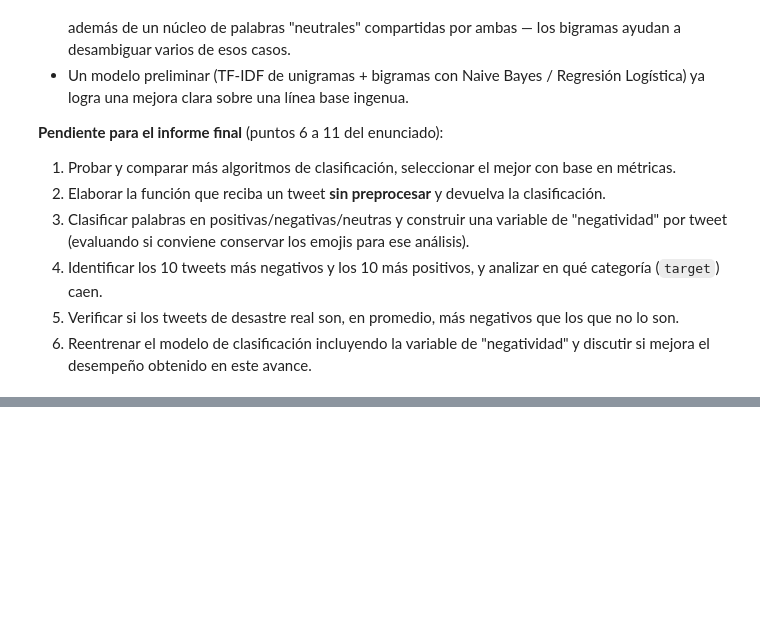
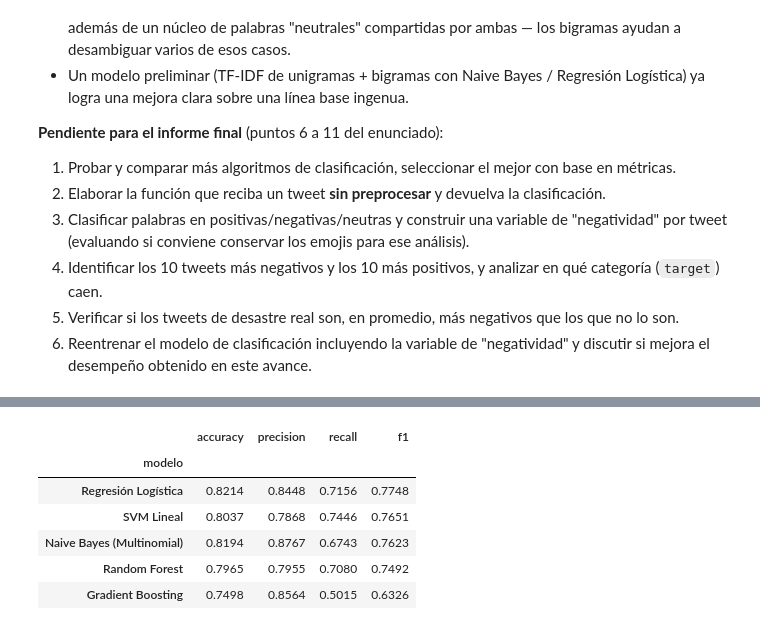
Before and after one commit to rocha30/mineria_txt_anlss_sntmnts, a Jupyter notebook: EDA.ipynb, the cells around one changed output, grey strips where cells are left out. Drawn from its saved outputs; the diff is of its cells as text; code cells hidden in the pictures; blank space fills up the shorter version.

```diff
--- a/EDA.ipynb
+++ b/EDA.ipynb
@@ -965,0 +980,41 @@ N-gramas que más empujan la predicción hacia 'NO DESASTRE':
+# %%
+from sklearn.svm import LinearSVC
+from sklearn.ensemble import RandomForestClassifier, GradientBoostingClassifier
+from sklearn.model_selection import cross_val_score, StratifiedKFold
+
+modelos_a_probar = {
+    "Naive Bayes (Multinomial)": MultinomialNB(),
+    "Regresión Logística": LogisticRegression(max_iter=1000, random_state=RANDOM_STATE),
+    "SVM Lineal": LinearSVC(random_state=RANDOM_STATE),
+    "Random Forest": RandomForestClassifier(
+        n_estimators=200, max_depth=None, random_state=RANDOM_STATE, n_jobs=-1
+    ),
+    "Gradient Boosting": GradientBoostingClassifier(random_state=RANDOM_STATE),
+}
+
+resultados_finales = []
+predicciones = {}
+modelos_entrenados = {}
+
+for nombre, modelo in modelos_a_probar.items():
+    modelo.fit(X_train_tfidf, y_train)
+    metricas, y_pred = evaluar_modelo(nombre, modelo, X_test_tfidf, y_test)
+    resultados_finales.append(metricas)
+    predicciones[nombre] = y_pred
+    modelos_entrenados[nombre] = modelo
+
+tabla_resultados = (
+    pd.DataFrame(resultados_finales)
+    .set_index("modelo")
+    .round(4)
+    .sort_values("f1", ascending=False)
+)
+tabla_resultados
+# %% [output]
+|  | accuracy | precision | recall | f1 |
+| modelo |  |  |  |  |
+| Regresión Logística | 0.8214 | 0.8448 | 0.7156 | 0.7748 |
+| SVM Lineal | 0.8037 | 0.7868 | 0.7446 | 0.7651 |
+| Naive Bayes (Multinomial) | 0.8194 | 0.8767 | 0.6743 | 0.7623 |
+| Random Forest | 0.7965 | 0.7955 | 0.7080 | 0.7492 |
+| Gradient Boosting | 0.7498 | 0.8564 | 0.5015 | 0.6326 |
```
Also changed, not shown: parts of 24 cells of this notebook.
